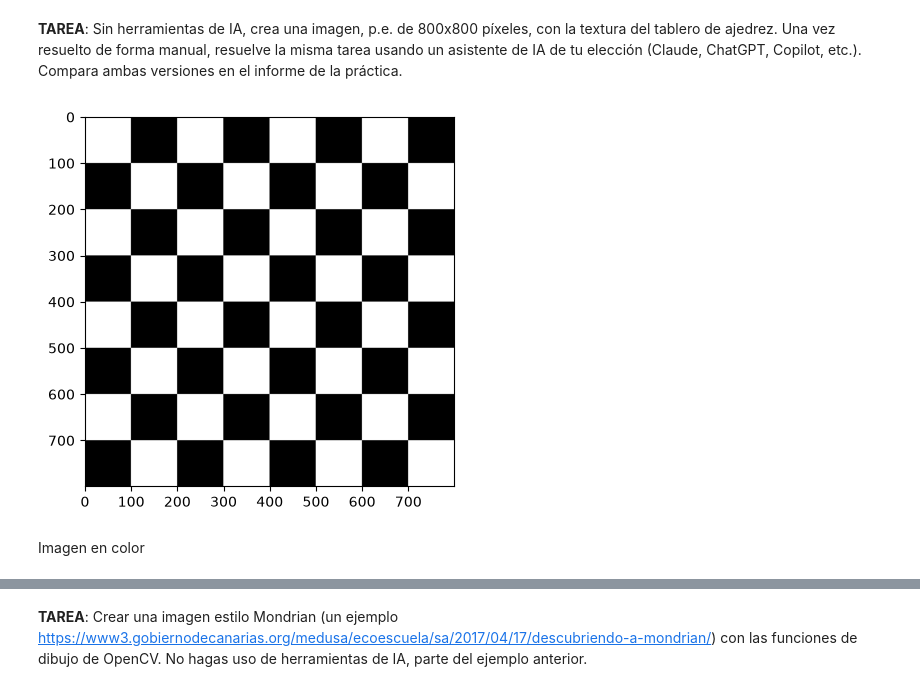
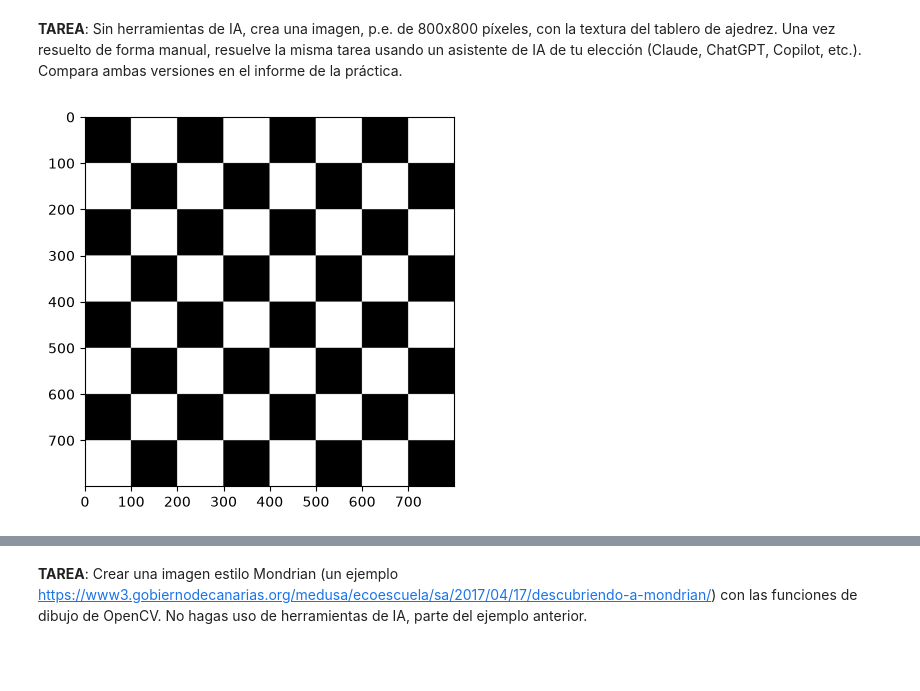
Before and after one commit to bezz75/VC-practica-1, a Jupyter notebook: VC_P1.ipynb, the cells around one changed output, grey strips where cells are left out. Cells and saved outputs as stored; diff of their text form; code cells hidden in the pictures; blank space fills up the shorter version.

```diff
--- a/VC_P1.ipynb
+++ b/VC_P1.ipynb
@@ -81,17 +6,15 @@ plt.show()
 **TAREA**: Sin herramientas de IA, crea una imagen, p.e. de 800x800 píxeles, con la textura del tablero de ajedrez.
 Una vez resuelto de forma manual, resuelve la misma tarea usando un asistente de IA de tu elección (Claude, ChatGPT, Copilot, etc.). Compara ambas versiones en el informe de la práctica.
 # %%
-gris_img = np.zeros((alto,ancho,1), dtype = np.uint8)
+gris_img = np.zeros((800,800,1), dtype = np.uint8)
 
 # Ahora se mostrará como hacer la imagen como la textura de tablero de ajedrez, con cuadrados blancos y negros
-for i in range(0, alto, 100):
-    for j in range (0, ancho, 100):
-        if (i//100 + j//100) % 2 == 0:
+for i in range(0, 800, 100):
+    for j in range (0, 800, 100):
+        if (i//100 + j//100) % 2 != 0:
             gris_img[i:i+100, j:j+100] = 255 #Zona blanca
 
 plt.imshow(gris_img, cmap='gray') #Prueba sin especificar el mapa de color
 plt.show()
 # %% [output]
-[figure, old version]
+[figure, new version]
-# %% [markdown]
-Imagen en color
```
Also changed, not shown: parts of 39 cells of this notebook.
